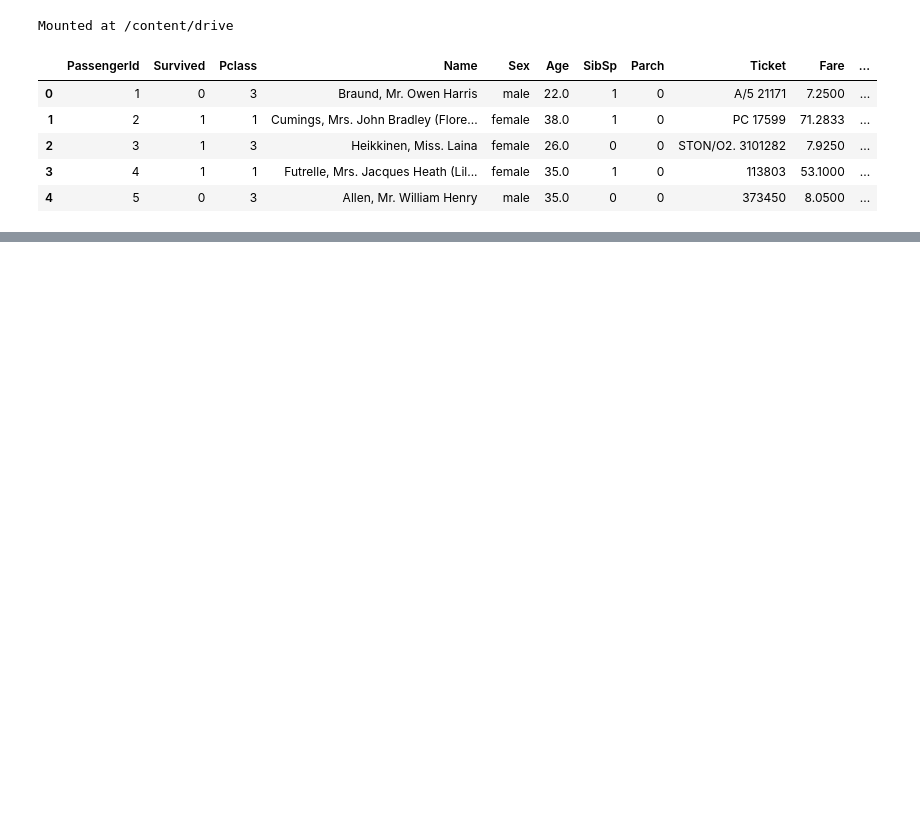
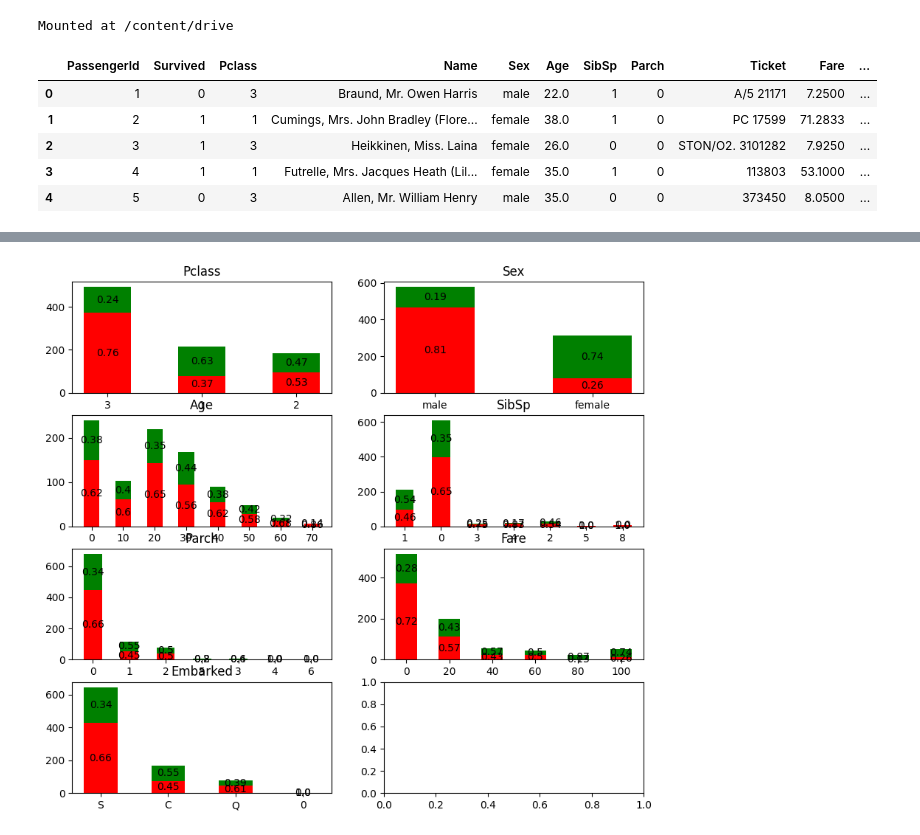
Before and after one commit to Paaaark/Kaggle, a Jupyter notebook: titanic/titanic.ipynb, the cells around one changed output, grey strips where cells are left out. Saved outputs shown, nothing was run; the diff lists cells and outputs as text; code cells hidden in the pictures; blank space fills up the shorter version.

```diff
--- a/titanic/titanic.ipynb
+++ b/titanic/titanic.ipynb
@@ -19,20 +21,3 @@ df.head()
 | 2 | 3 | 1 | 3 | Heikkinen, Miss. Laina | female | 26.0 | 0 | 0 | STON/O2. 3101282 | 7.9250 | ... |
 | 3 | 4 | 1 | 1 | Futrelle, Mrs. Jacques Heath (Lil... | female | 35.0 | 1 | 0 | 113803 | 53.1000 | ... |
 | 4 | 5 | 0 | 3 | Allen, Mr. William Henry | male | 35.0 | 0 | 0 | 373450 | 8.0500 | ... |
-# %%
-p_class = {
-    'Dead': [0, 0, 0],
-    'Survived': [0, 0, 0],
-    'Total': [0, 0, 0]
-}
-for ind in df.index:
-  p_class['Survived' if df['Survived'][ind] else 'Dead'][df['Pclass'][ind] - 1] += 1
-  p_class['Total'][df['Pclass'][ind] - 1] += 1
-x_axis = ['First Class', 'Second Class', 'Third Class']
-fig, ax = plt.subplots(figsize=(3,3))
-bar1 = plt.bar(x_axis, p_class['Dead'], color='red', width=0.5)
-bar2 = plt.bar(x_axis, p_class['Survived'], bottom=p_class['Dead'], color='green', width=0.5)
-ax.bar_label(bar1, [round(i / j, 3) for i, j in zip(p_class['Dead'], p_class['Total'])], label_type='center')
-ax.bar_label(bar2, [round(i / j, 3) for i, j in zip(p_class['Survived'], p_class['Total'])], label_type='center')
-plt.legend((bar1[0], bar2[0]), ('Dead', 'Survived'))
-plt.show()
@@ -62,0 +82,28 @@ print(survival_rate)
+# %%
+fix, axes = plt.subplots(4, 2, figsize=(10, 9))
+keys = survival_rate.keys()
+counter = 0
+for key in keys:
+  ax = axes[int(counter / 2)][counter % 2]
+  x_axis = survival_rate[key].keys()
+  # y_axis_1 = not survived, y_axis_2 = survived
+  y_axis_1 = []
+  y_axis_2 = []
+  label_1 = []
+  label_2 = []
+  for x in x_axis:
+    total = float(survival_rate[key][x][0] + survival_rate[key][x][1])
+    y_axis_1.append(survival_rate[key][x][0])
+    y_axis_2.append(survival_rate[key][x][1])
+    label_1.append(round(survival_rate[key][x][0] / total, 2))
+    label_2.append(round(survival_rate[key][x][1] / total, 2))
+
+  x_axis = list(map(lambda x: str(x), survival_rate[key].keys()))
+  bar1 = ax.bar(x_axis, y_axis_1, color='red', width=0.5)
+  bar2 = ax.bar(x_axis, y_axis_2, bottom=y_axis_1, color='green', width=0.5)
+  ax.bar_label(bar1, label_1, label_type='center')
+  ax.bar_label(bar2, label_2, label_type='center')
+  ax.set_title(key)
+  counter = counter + 1
+# %% [output]
+[figure, added]
```
Also changed, not shown: parts of 11 cells of this notebook.
